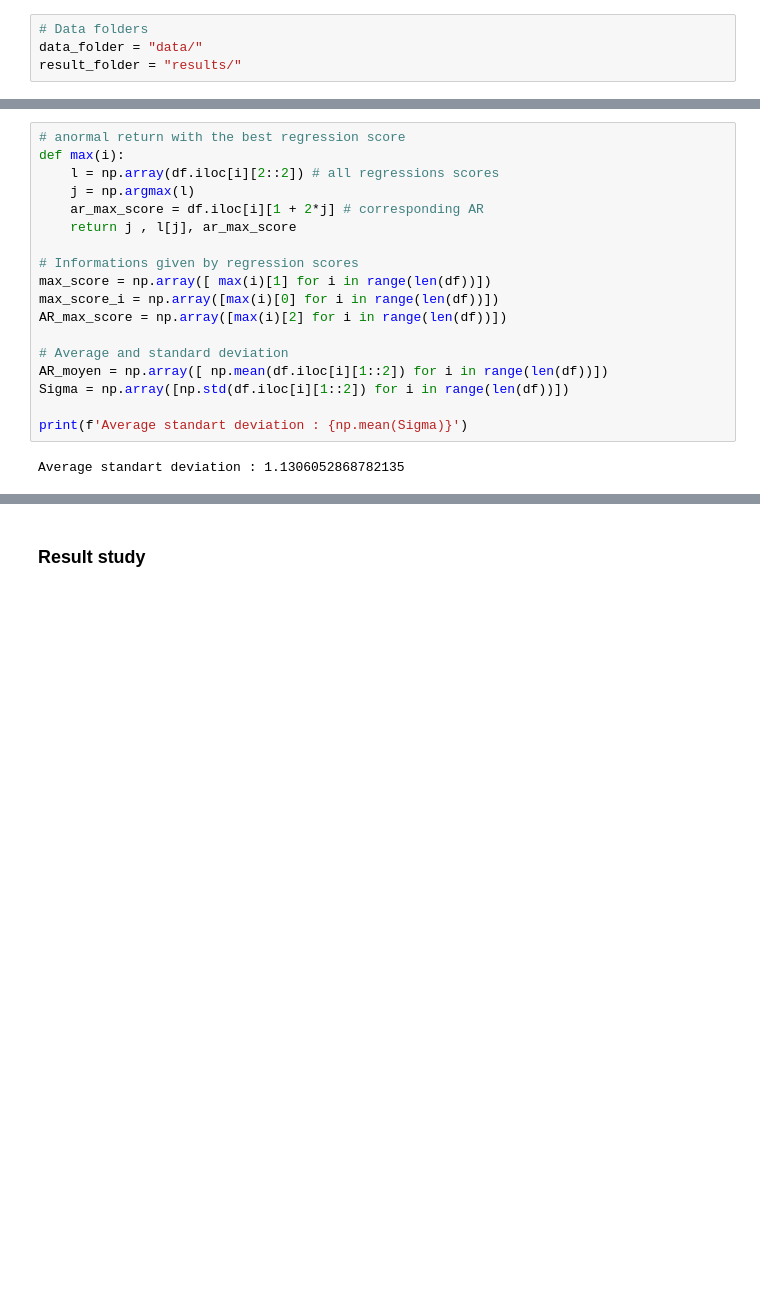
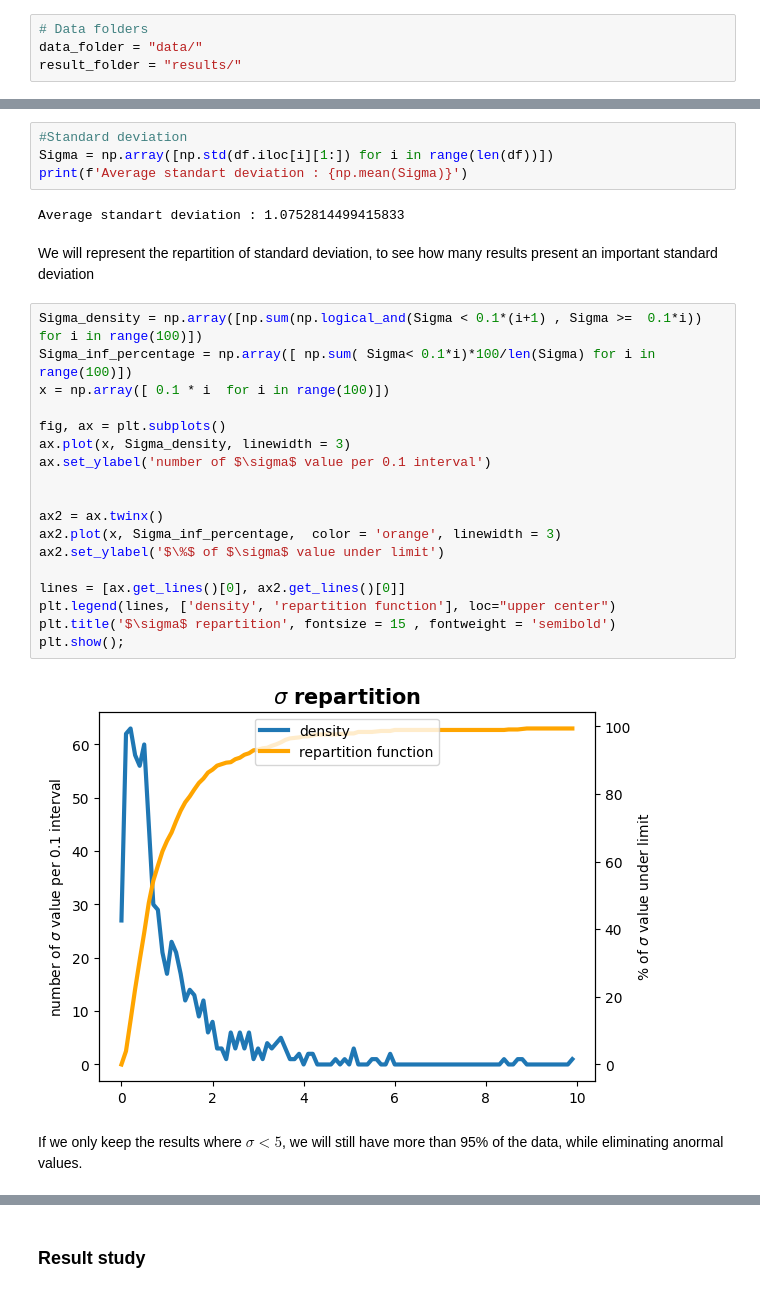
Before and after one commit to alexandrebois/TR-Stock_market_recation_mitigation_target, a Jupyter notebook: 3 -Heterogeneity.ipynb, the cells around one changed output, grey strips where cells are left out. Saved outputs shown, nothing was run; the diff lists cells and outputs as text; blank space fills up the shorter version.

```diff
--- a/3 -Heterogeneity.ipynb
+++ b/3 -Heterogeneity.ipynb
@@ -38,20 +37,30 @@ We will study the disparities in our results to see if they depend or not of the
-# %%
-# anormal return with the best regression score
-def max(i):
-    l = np.array(df.iloc[i][2::2]) # all regressions scores
-    j = np.argmax(l)
-    ar_max_score = df.iloc[i][1 + 2*j] # corresponding AR
-    return j , l[j], ar_max_score
-
-# Informations given by regression scores
-max_score = np.array([ max(i)[1] for i in range(len(df))])
-max_score_i = np.array([max(i)[0] for i in range(len(df))])
-AR_max_score = np.array([max(i)[2] for i in range(len(df))])
-
-# Average and standard deviation
-AR_moyen = np.array([ np.mean(df.iloc[i][1::2]) for i in range(len(df))])
-Sigma = np.array([np.std(df.iloc[i][1::2]) for i in range(len(df))])
-
-print(f'Average standart deviation : {np.mean(Sigma)}')
-# %% [output]
-Average standart deviation : 1.1306052868782135
+# %%
+#Standard deviation
+Sigma = np.array([np.std(df.iloc[i][1:]) for i in range(len(df))])
+print(f'Average standart deviation : {np.mean(Sigma)}')
+# %% [output]
+Average standart deviation : 1.0752814499415833
+# %% [markdown]
+We will represent the repartition of standard deviation, to see how many results present an important standard deviation
+# %%
+Sigma_density = np.array([np.sum(np.logical_and(Sigma < 0.1*(i+1) , Sigma >=  0.1*i)) for i in range(100)])
+Sigma_inf_percentage = np.array([ np.sum( Sigma< 0.1*i)*100/len(Sigma) for i in range(100)])
+x = np.array([ 0.1 * i  for i in range(100)])
+
+fig, ax = plt.subplots()
+ax.plot(x, Sigma_density, linewidth = 3)
+ax.set_ylabel('number of $\sigma$ value per 0.1 interval')
+
+
+ax2 = ax.twinx()
+ax2.plot(x, Sigma_inf_percentage,  color = 'orange', linewidth = 3)
+ax2.set_ylabel('$\%$ of $\sigma$ value under limit')
+
+lines = [ax.get_lines()[0], ax2.get_lines()[0]]
+plt.legend(lines, ['density', 'repartition function'], loc="upper center")
+plt.title('$\sigma$ repartition', fontsize = 15 , fontweight = 'semibold')
+plt.show();
+# %% [output]
+[figure, added]
+# %% [markdown]
+If we only keep the results where $\sigma < 5$, we will still have more than 95% of the data, while eliminating anormal values.
```
Also changed, not shown: parts of 14 cells of this notebook, 2 other files.
